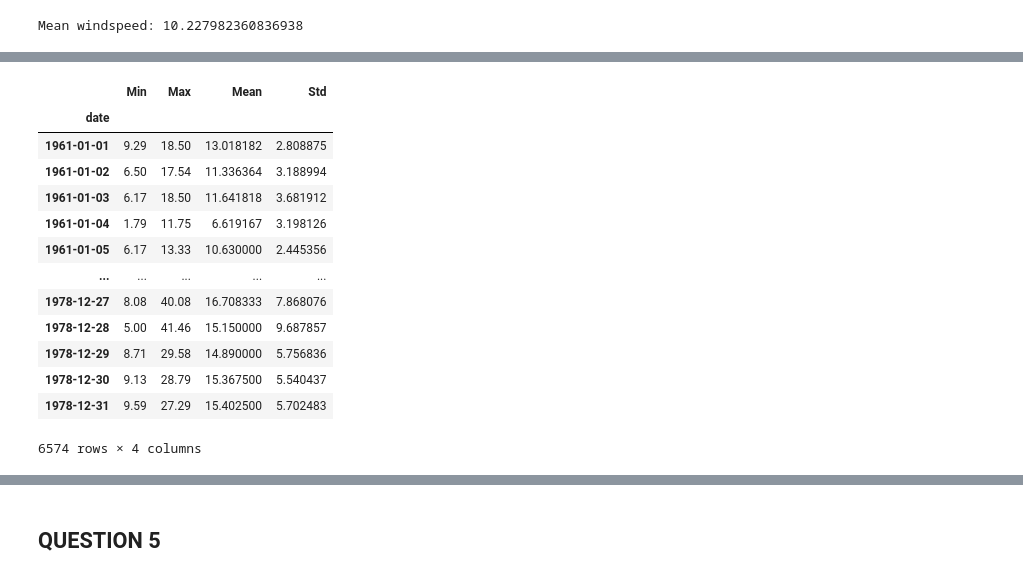
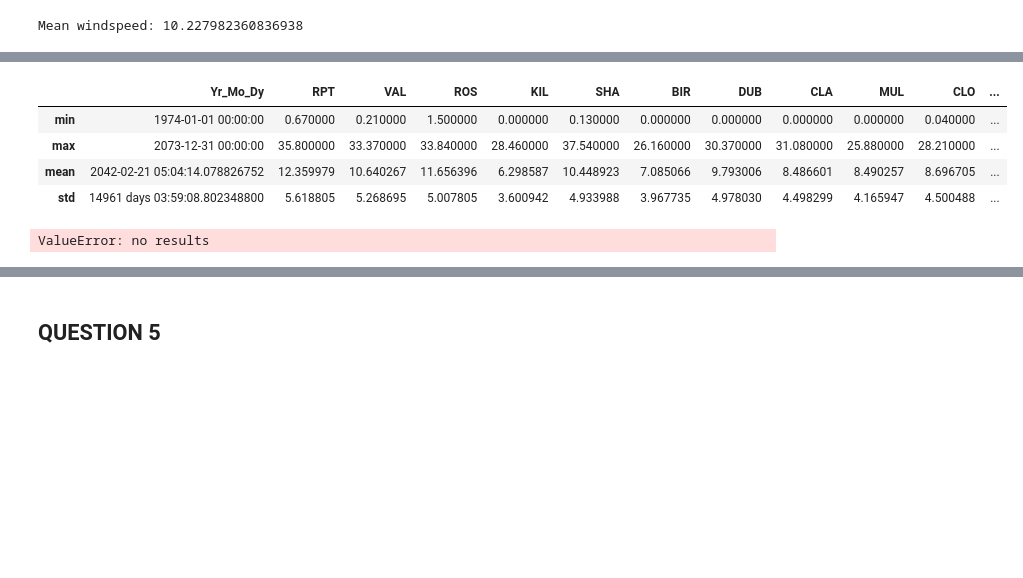
Before and after one commit to AbisolaOlakanmi/Abisola.Olakanmi.BDAT1004PS3, a Jupyter notebook: Abisola.Olakanmi.BDAT1004PS3.ipynb, the cells around one changed output, grey strips where cells are left out. Cells and saved outputs as stored; diff of their text form; code cells hidden in the pictures; blank space fills up the shorter version.

```diff
--- a/Abisola.Olakanmi.BDAT1004PS3.ipynb
+++ b/Abisola.Olakanmi.BDAT1004PS3.ipynb
@@ -677,28 +700,46 @@ loc_stats
+# %%
+# # Drop rows with missing values (NaNs)
+# data.dropna(inplace=True)
+
+# # Calculate the minimum, maximum, mean, and standard deviation of the windspeeds across all locations at each day
+# day_stats = data.agg(['min', 'max', 'mean', 'std'], axis=1)
+
+# # Rename the columns for clarity
+# day_stats.columns = ['Min', 'Max', 'Mean', 'Std']
+
+# # Display the DataFrame
+# print(day_stats)
+
+
+day_stats = data.agg(['min', 'max', 'mean', 'std'])
+
+# Transpose the DataFrame to have locations as rows
+# loc_stats = loc_stats.T
+
+# Rename the columns for clarity
+#loc_stats.columns = ['Min', 'Max', 'Mean', 'Std']
+
+day_stats.head()
+# %% [output]
+|  | Yr_Mo_Dy | RPT | VAL | ROS | KIL | SHA | BIR | DUB | CLA | MUL | CLO | ... |
+| min | 1974-01-01 00:00:00 | 0.670000 | 0.210000 | 1.500000 | 0.000000 | 0.130000 | 0.000000 | 0.000000 | 0.000000 | 0.000000 | 0.040000 | ... |
+| max | 2073-12-31 00:00:00 | 35.800000 | 33.370000 | 33.840000 | 28.460000 | 37.540000 | 26.160000 | 30.370000 | 31.080000 | 25.880000 | 28.210000 | ... |
+| mean | 2042-02-21 05:04:14.078826752 | 12.359979 | 10.640267 | 11.656396 | 6.298587 | 10.448923 | 7.085066 | 9.793006 | 8.486601 | 8.490257 | 8.696705 | ... |
+| std | 14961 days 03:59:08.802348800 | 5.618805 | 5.268695 | 5.007805 | 3.600942 | 4.933988 | 3.967735 | 4.978030 | 4.498299 | 4.165947 | 4.500488 | ... |
 # %%
 #step 10
 #Create a DataFrame called day_stats and calculate the min, max and mean windspeed and standard deviations of the windspeeds across all the locations at each day.
+# Drop rows with missing values (NaNs)
+data.dropna(inplace=True)
 
 day_stats = data.agg(['min', 'max', 'mean', 'std'], axis=1)
 
 # Rename the columns for clarity
 day_stats.columns = ['Min', 'Max', 'Mean', 'Std']
 
-day_stats
+print(day_stats)
 # %% [output]
-|  | Min | Max | Mean | Std |
-| date |  |  |  |  |
-| 1961-01-01 | 9.29 | 18.50 | 13.018182 | 2.808875 |
-| 1961-01-02 | 6.50 | 17.54 | 11.336364 | 3.188994 |
-| 1961-01-03 | 6.17 | 18.50 | 11.641818 | 3.681912 |
-| 1961-01-04 | 1.79 | 11.75 | 6.619167 | 3.198126 |
-| 1961-01-05 | 6.17 | 13.33 | 10.630000 | 2.445356 |
-| ... | ... | ... | ... | ... |
-| 1978-12-27 | 8.08 | 40.08 | 16.708333 | 7.868076 |
-| 1978-12-28 | 5.00 | 41.46 | 15.150000 | 9.687857 |
-| 1978-12-29 | 8.71 | 29.58 | 14.890000 | 5.756836 |
-| 1978-12-30 | 9.13 | 28.79 | 15.367500 | 5.540437 |
-| 1978-12-31 | 9.59 | 27.29 | 15.402500 | 5.702483 |
-6574 rows × 4 columns
+ValueError: no results
 # %%
 #step 11
 #find the average windspeed in January 1961 and January 1962  for each location.
```
Also changed, not shown: parts of 47 cells of this notebook, 4 other files.
